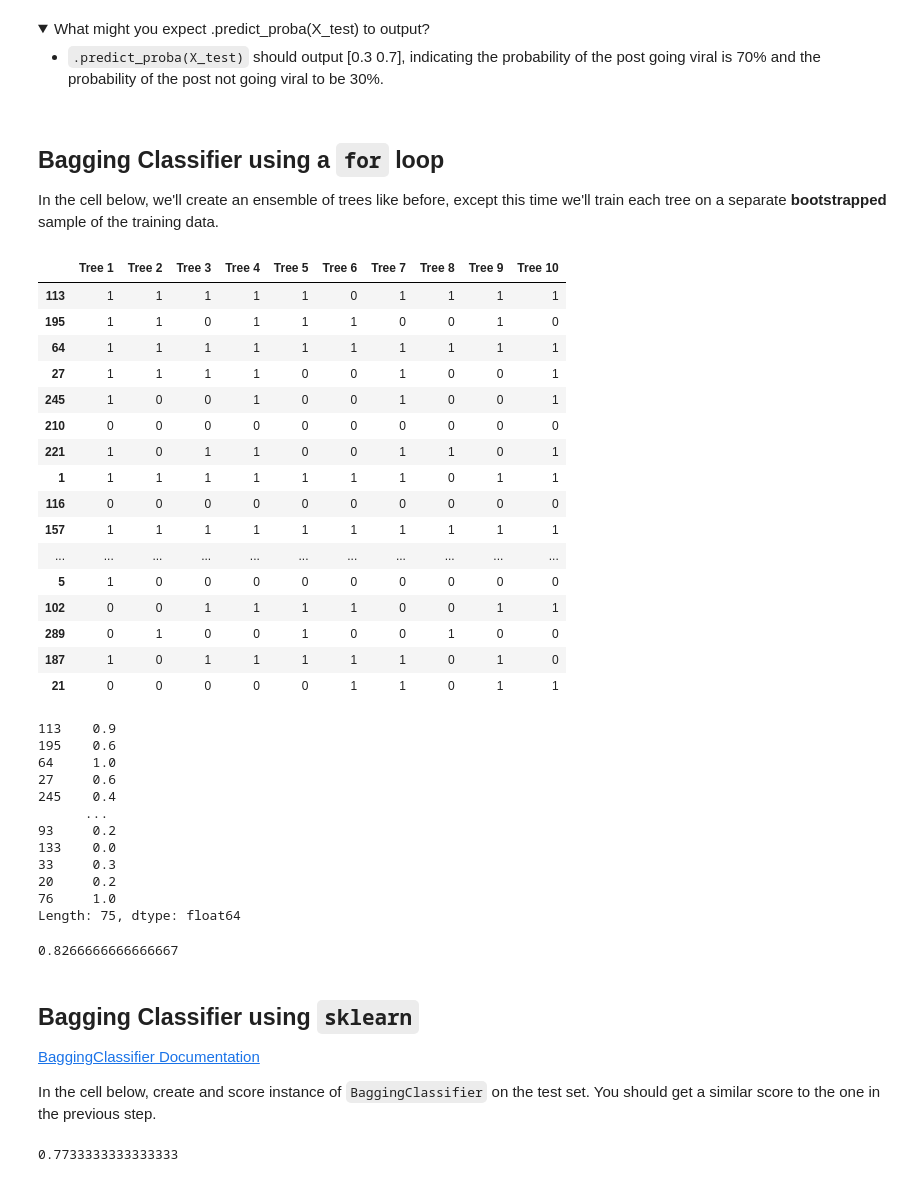
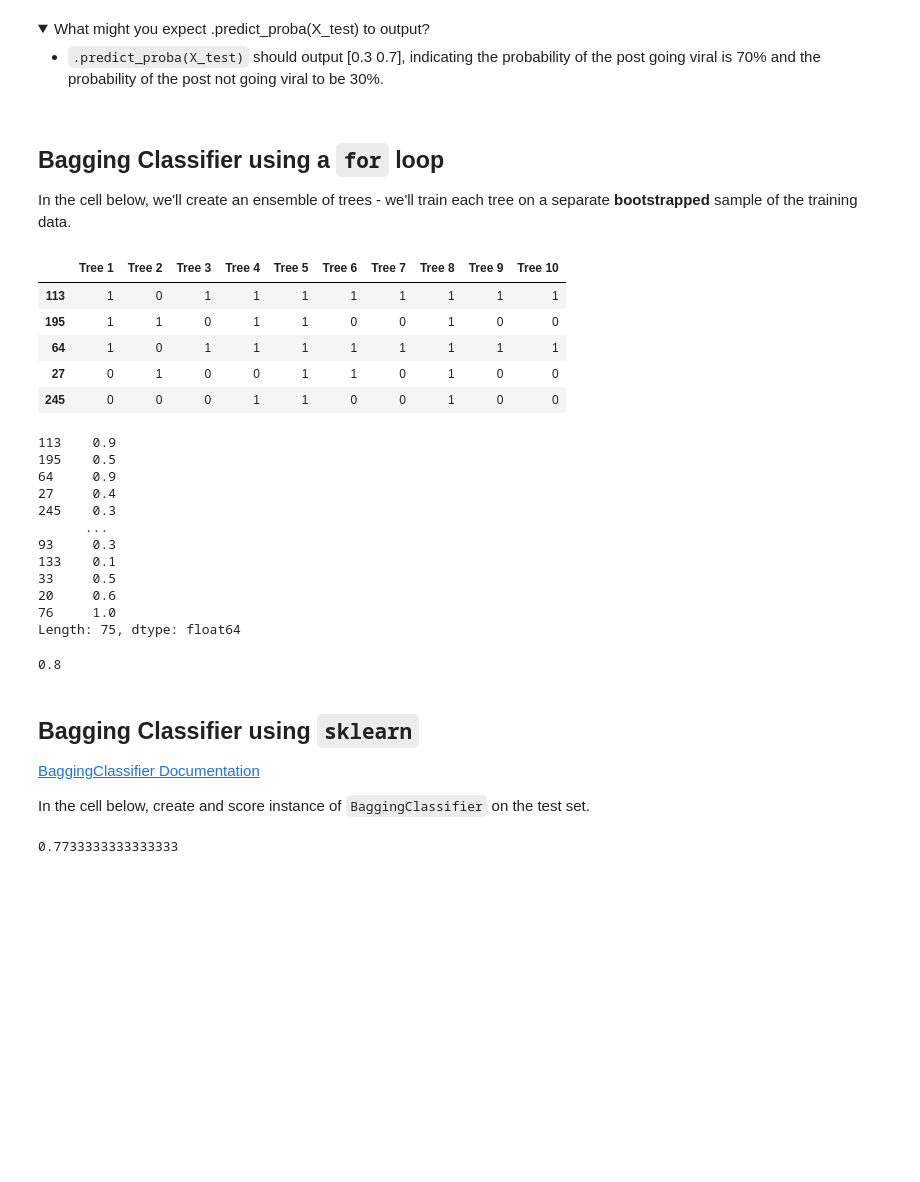
Before and after one commit to ga-curriculum/lesson-bagging, a Jupyter notebook: solution-code/solution-code.ipynb, the cells around one changed output. Saved outputs shown, nothing was run; the diff lists cells and outputs as text; code cells hidden in the pictures; folded sections open; blank space fills up the shorter version.

```diff
--- a/solution-code/solution-code.ipynb
+++ b/solution-code/solution-code.ipynb
@@ -213,0 +174,5 @@ for B in range(5):
+# %%
+# Create bootstrapped samples
+# & plot cholesterol level for each bootstrapped sample.
+for i in range(3):
+    sns.distplot(X_train.sample(n = X_train.shape[0], replace = True)['Chol']);
@@ -255,14 +214,0 @@ predictions = pd.DataFrame(index=X_test.index)
-# %%
-# Generate ten decision trees.
-for B in range(1, 11):
-
-    # Instantiate decision tree.
-    t = DecisionTreeClassifier(random_state=42)
-
-    # Fit to our training data.
-    t.fit(X_train, y_train)
-
-    # Put predictions in dataframe.
-    predictions[f'Tree {B}'] = t.predict(X_test)
-
-predictions
@@ -342,64 +255,53 @@ Suppose we want to predict whether or not a Reddit post is going to go viral, wh
 # %% [markdown]
 ## Bagging Classifier using a `for` loop
 
-In the cell below, we'll create an ensemble of trees like before, except this time we'll train each tree on a separate **bootstrapped** sample of the training data.
+In the cell below, we'll create an ensemble of trees - we'll train each tree on a separate **bootstrapped** sample of the training data.
 # %%
 # Instantiate dataframe.
 predictions = pd.DataFrame(index=X_test.index)
 
 # Generate ten decision trees.
-for B in range(1, 11):
+for i in range(1, 11):
 
     # Bootstrap X data.
     # Should we add a random seed?
     X_sample = X_train.sample(n = X_train.shape[0],
                               replace=True)
 
     # Get y data that matches the X data.
     y_sample = y_train[X_sample.index]
 
     # Instantiate decision tree.
-    t = DecisionTreeClassifier(random_state=42)
+    t = DecisionTreeClassifier()
 
     # Fit to our sample data.
     t.fit(X_sample, y_sample)
 
     # Put predictions in dataframe.
-    predictions[f'Tree {B}'] = t.predict(X_test)
+    predictions[f'Tree {i}'] = t.predict(X_test)
 
-predictions.head(20)
+predictions.head()
 # %% [output]
 |  | Tree 1 | Tree 2 | Tree 3 | Tree 4 | Tree 5 | Tree 6 | Tree 7 | Tree 8 | Tree 9 | Tree 10 |
-| 113 | 1 | 1 | 1 | 1 | 1 | 0 | 1 | 1 | 1 | 1 |
-| 195 | 1 | 1 | 0 | 1 | 1 | 1 | 0 | 0 | 1 | 0 |
-| 64 | 1 | 1 | 1 | 1 | 1 | 1 | 1 | 1 | 1 | 1 |
-| 27 | 1 | 1 | 1 | 1 | 0 | 0 | 1 | 0 | 0 | 1 |
-| 245 | 1 | 0 | 0 | 1 | 0 | 0 | 1 | 0 | 0 | 1 |
-| 210 | 0 | 0 | 0 | 0 | 0 | 0 | 0 | 0 | 0 | 0 |
-| 221 | 1 | 0 | 1 | 1 | 0 | 0 | 1 | 1 | 0 | 1 |
-| 1 | 1 | 1 | 1 | 1 | 1 | 1 | 1 | 0 | 1 | 1 |
-| 116 | 0 | 0 | 0 | 0 | 0 | 0 | 0 | 0 | 0 | 0 |
-| 157 | 1 | 1 | 1 | 1 | 1 | 1 | 1 | 1 | 1 | 1 |
-| ... | ... | ... | ... | ... | ... | ... | ... | ... | ... | ... |
-| 5 | 1 | 0 | 0 | 0 | 0 | 0 | 0 | 0 | 0 | 0 |
-| 102 | 0 | 0 | 1 | 1 | 1 | 1 | 0 | 0 | 1 | 1 |
-| 289 | 0 | 1 | 0 | 0 | 1 | 0 | 0 | 1 | 0 | 0 |
-| 187 | 1 | 0 | 1 | 1 | 1 | 1 | 1 | 0 | 1 | 0 |
-| 21 | 0 | 0 | 0 | 0 | 0 | 1 | 1 | 0 | 1 | 1 |
+| 113 | 1 | 0 | 1 | 1 | 1 | 1 | 1 | 1 | 1 | 1 |
+| 195 | 1 | 1 | 0 | 1 | 1 | 0 | 0 | 1 | 0 | 0 |
+| 64 | 1 | 0 | 1 | 1 | 1 | 1 | 1 | 1 | 1 | 1 |
+| 27 | 0 | 1 | 0 | 0 | 1 | 1 | 0 | 1 | 0 | 0 |
+| 245 | 0 | 0 | 0 | 1 | 1 | 0 | 0 | 1 | 0 | 0 |
 # %%
 # Generate aggregated predicted probabilities.
 predictions.mean(axis='columns')
 # %% [output]
 113    0.9
-195    0.6
-64     1.0
-27     0.6
-245    0.4
+195    0.5
+64     0.9
+27     0.4
+245    0.3
       ...
-93     0.2
-133    0.0
-33     0.3
-20     0.2
+93     0.3
+133    0.1
+33     0.5
+20     0.6
 76     1.0
 Length: 75, dtype: float64
 # %%
@@ -408,13 +310,13 @@ probs = predictions.mean(axis='columns')
 # %%
 accuracy_score(y_test, (probs > .5).astype(int))
 # %% [output]
-0.8266666666666667
+0.8
 # %% [markdown]
 ## Bagging Classifier using `sklearn`
 
 [BaggingClassifier Documentation](https://scikit-learn.org/stable/modules/generated/sklearn.ensemble.BaggingClassifier.html)
 
-In the cell below, create and score instance of `BaggingClassifier` on the test set. You should get a similar score to the one in the previous step.
+In the cell below, create and score instance of `BaggingClassifier` on the test set.
 # %%
 # Instantiate BaggingClassifier.
 bag = BaggingClassifier(random_state = 42)
```
Also changed, not shown: parts of 16 cells of this notebook, 1 other file.
